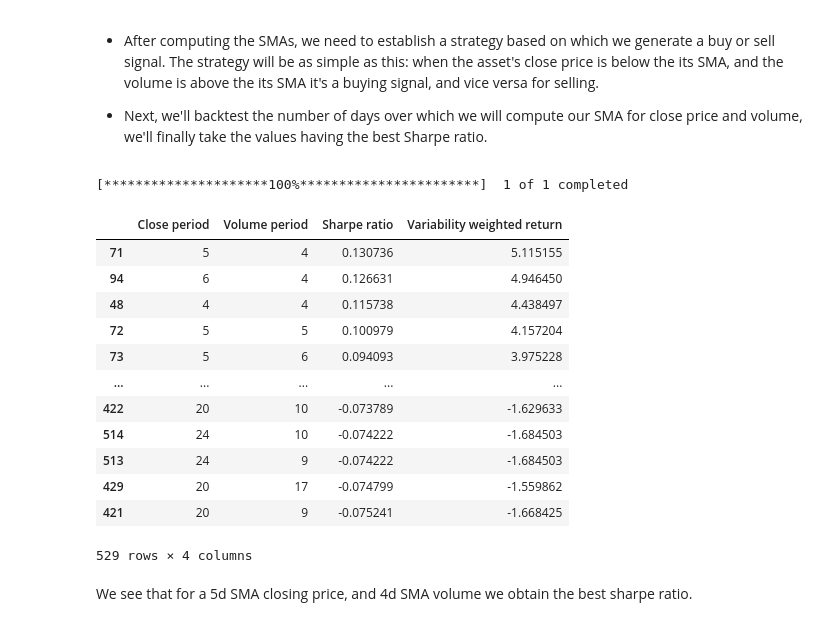
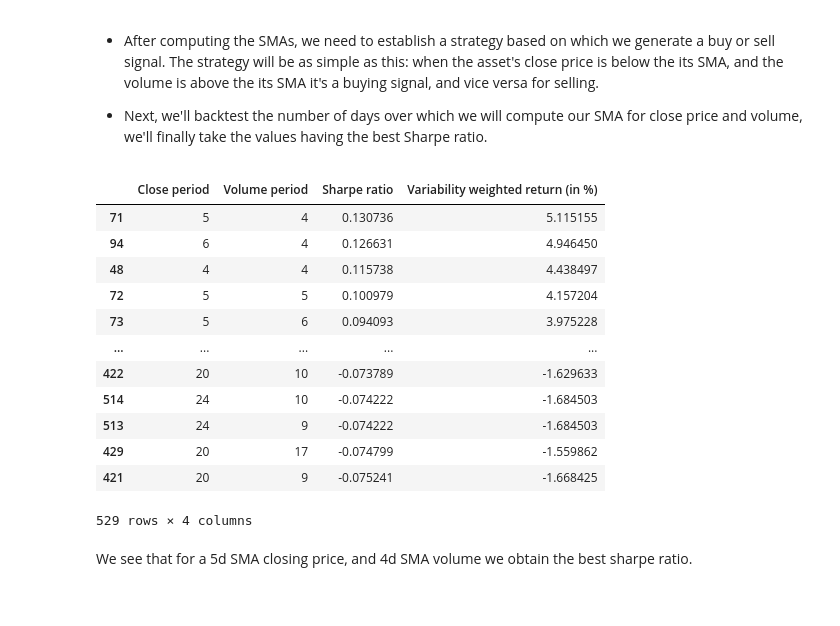
Before and after one commit to aahouzi/Stock-price-forecasting, a Jupyter notebook: notebooks/quantitative_trading_strategies.ipynb, the cells around one changed output. Cells and saved outputs as stored; diff of their text form; code cells hidden in the pictures.

```diff
--- a/notebooks/quantitative_trading_strategies.ipynb
+++ b/notebooks/quantitative_trading_strategies.ipynb
@@ -176,14 +184,6 @@ def set_and_run(data, strategy, startcash, commission, stake):
 - After computing the SMAs, we need to establish a strategy based on which we generate a buy or sell signal. The strategy will be as simple as this: when the asset's close price is below the its SMA, and the volume is above the its SMA it's a buying signal, and vice versa for selling.
 
 - Next, we'll backtest the number of days over which we will compute our SMA for close price and volume, we'll finally take the values having the best Sharpe ratio.
-# %%
-# Backtesting parameters
-data = bt.feeds.PandasData(dataname=yf.download('AAPL', start="2021-1-1", end="2021-12-31", interval="1d"))
-startcash = 100000
-commission = 0.002
-stake = 100
-# %% [output]
-[*********************100%***********************]  1 of 1 completed
 # %%
 class FirstStrategy(bt.Strategy):
     params = (('close_period', 5),
@@ -204,27 +204,27 @@ class FirstStrategy(bt.Strategy):
 # %%
 # Backtesting the model's parameters
 cerebro = bt.Cerebro()
 cerebro.adddata(data)
 strats = cerebro.optstrategy(FirstStrategy,
                              close_period=range(2, 25),
                              volume_period=range(2, 25))
 cerebro.broker.setcash(startcash)
 cerebro.broker.setcommission(commission)
 cerebro.addsizer(bt.sizers.FixedSize, stake=stake)
 
 # Add analyzers
 cerebro.addanalyzer(bt.analyzers.SharpeRatio, timeframe=bt.TimeFrame.Days, factor=365)
 cerebro.addanalyzer(bt.analyzers.VWR, timeframe=bt.TimeFrame.Days, tann=365)
 results = cerebro.run()
 
 df_result = pd.DataFrame([{"Close period": result[0].params.close_period,
                            "Volume period": result[0].params.volume_period,
                            "Sharpe ratio": result[0].analyzers.sharperatio.get_analysis()['sharperatio'],
-                           "Variability weighted return ": result[0].analyzers.vwr.get_analysis()['vwr']
+                           "Variability weighted return (in %)": result[0].analyzers.vwr.get_analysis()['vwr']
                           } for result in results])
 display(df_result.sort_values("Sharpe ratio", ascending=False))
 # %% [output]
-|  | Close period | Volume period | Sharpe ratio | Variability weighted return |
+|  | Close period | Volume period | Sharpe ratio | Variability weighted return (in %) |
 | 71 | 5 | 4 | 0.130736 | 5.115155 |
 | 94 | 6 | 4 | 0.126631 | 4.946450 |
 | 48 | 4 | 4 | 0.115738 | 4.438497 |
```
Also changed, not shown: parts of 22 cells of this notebook.
